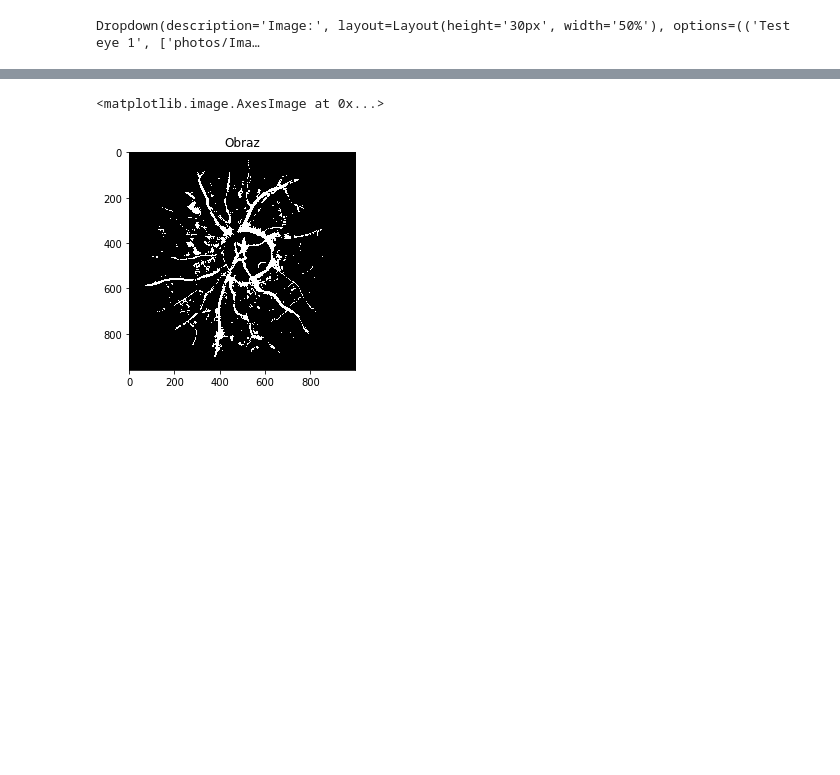
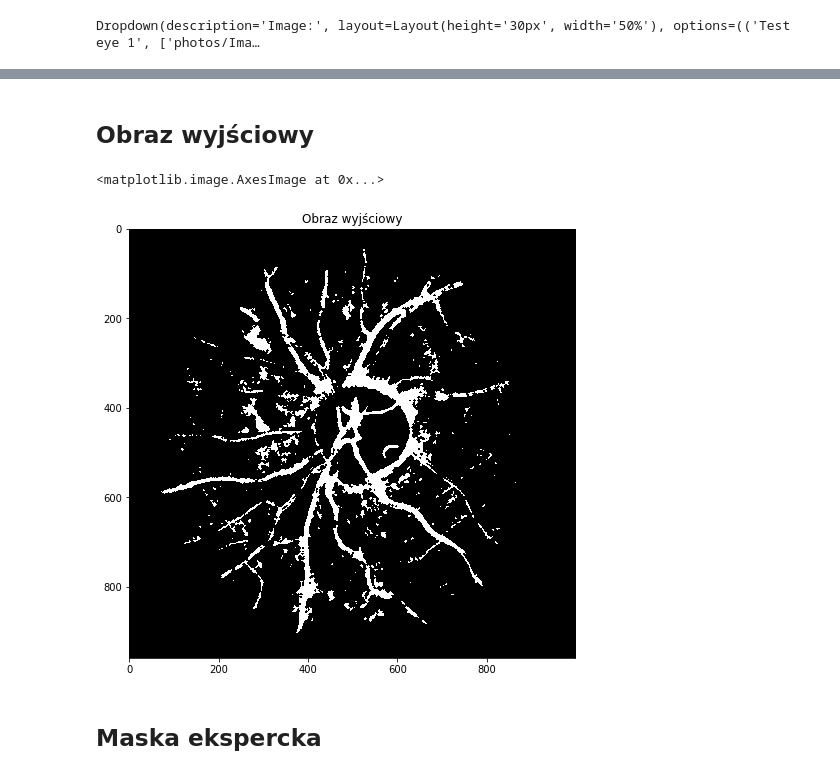
Before and after one commit to agnieszkaszuflak/DnoOka, a Jupyter notebook: Oko.ipynb, the cells around one changed output, grey strips where cells are left out. Drawn from its saved outputs; the diff is of its cells as text; code cells hidden in the pictures; blank space fills up the shorter version.

```diff
--- a/Oko.ipynb
+++ b/Oko.ipynb
@@ -33,15 +25,7 @@ selector = widgets.Dropdown(
              ('Test eye 2', ['photos/Image_02L.jpg','photos/Image_02L_1stHO.png']),
              ('Test eye 3', ['photos/Image_11L.jpg','photos/Image_11L_1stHO.png']),
              ('Test eye 4', ['photos/Image_13L.jpg','photos/Image_13L_1stHO.png']),
-             ('Test eye 5', ['photos/Image_08R.jpg','photos/Image_08R_1stHO.png']),
-             ('Healthy eye 1', 'photos/01_h.jpg'), ('Healthy eye 2', 'photos/02_h.jpg'),
-             ('Healthy eye 3', 'photos/03_h.jpg'), ('Healthy eye 4', 'photos/04_h.jpg'),
-            ('Healthy eye 5', 'photos/05_h.jpg'), ('Healthy eye 6', 'photos/06_h.jpg'),
-            ('Healthy eye 7', 'photos/07_h.jpg'), ('Healthy eye 8', 'photos/08_h.jpg'),
-            ('Healthy eye 9', 'photos/09_h.jpg'), ('Healthy eye 10', 'photos/010_h.jpg'),
-            ('Healthy eye 11', 'photos/011_h.jpg'), ('Healthy eye 12', 'photos/012_h.jpg'),
-            ('Healthy eye 13', 'photos/013_h.jpg'), ('Healthy eye 14', 'photos/014_h.jpg'),
-            ('Healthy eye 15', 'photos/015_h.jpg')],
+             ('Test eye 5', ['photos/Image_08R.jpg','photos/Image_08R_1stHO.png'])],
     value=['photos/Image_01L.jpg','photos/Image_01L_1stHO.png'],
     description='Image:',
     layout=Layout(width='50%', height='30px'),
@@ -108,9 +188,14 @@ def confusion_matrix(image, mask):
+# %% [markdown]
+## Obraz wyjściowy
 # %%
 a = image(selector.value[0])
-plt.title('Obraz')
+plt.figure(figsize=(8, 8))
+plt.title('Obraz wyjściowy')
 plt.imshow(a, cmap = plt.cm.gray)
 # %% [output]
 <matplotlib.image.AxesImage at 0x...>
-[figure, old version]
+[figure, new version]
+# %% [markdown]
+## Maska ekspercka
 # %%
 mask = rgb2gray(cv2.imread(selector.value[1]))
```
Also changed, not shown: parts of 24 cells of this notebook, 25 other files.
